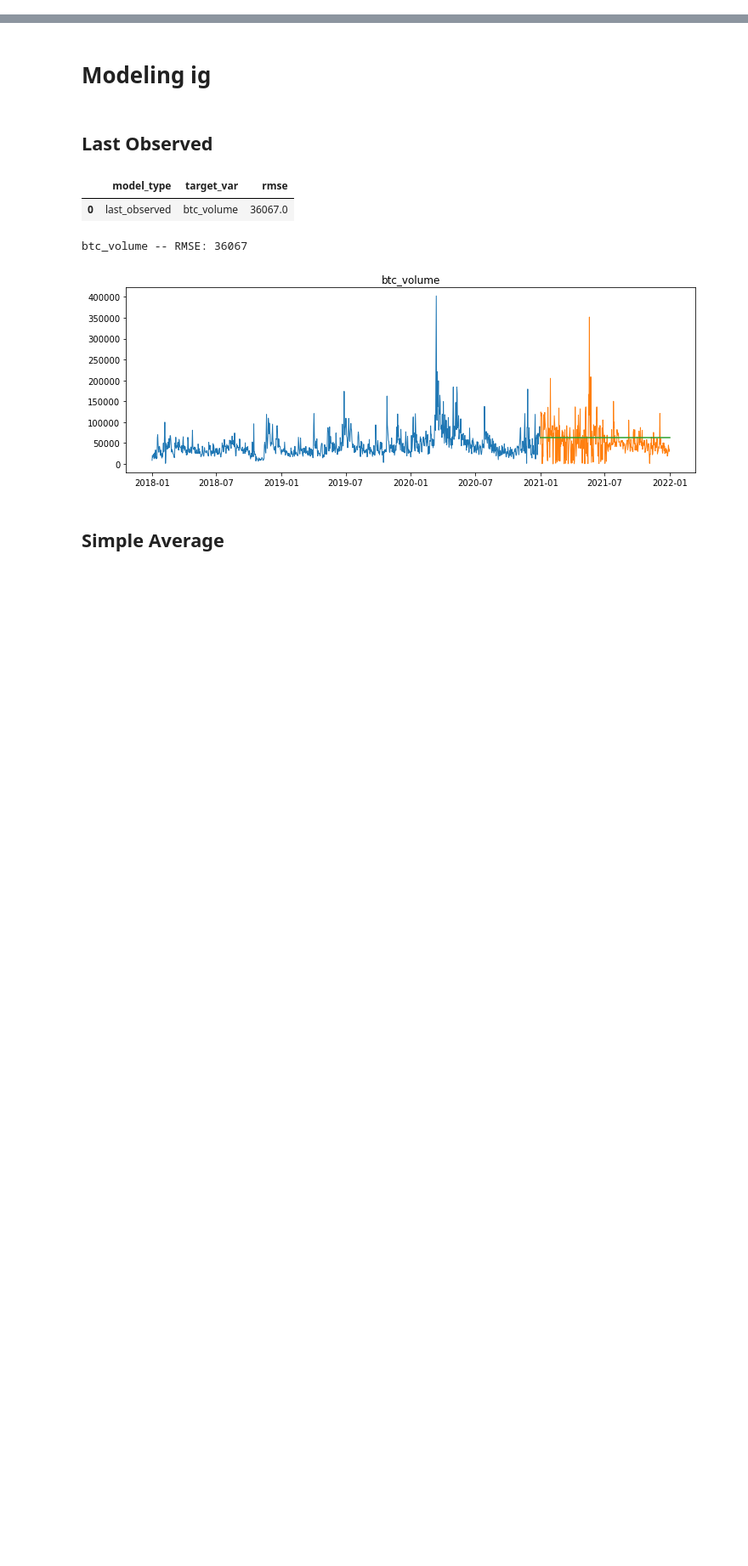
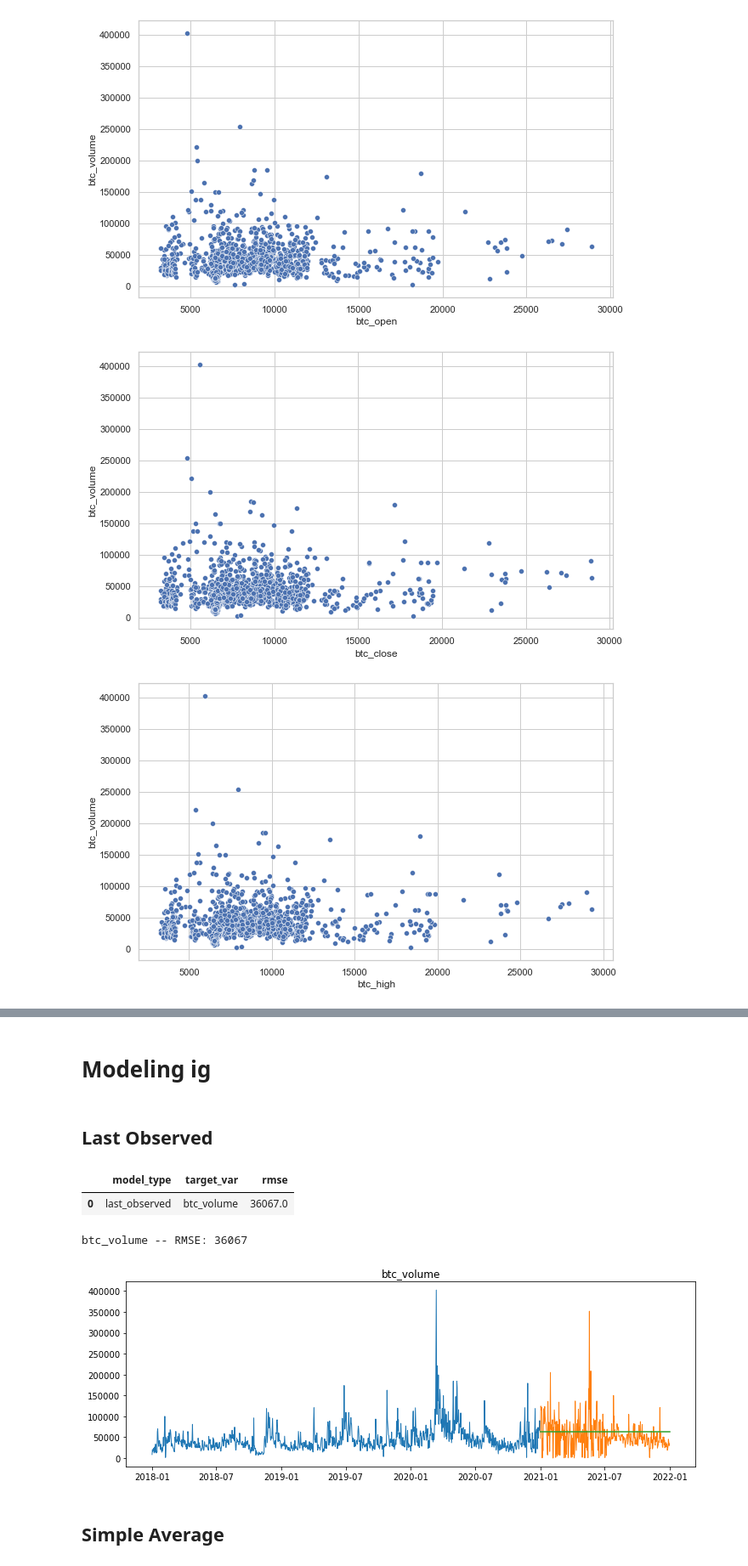
Before and after one commit to Michael-Austin-Mesa/personal-project, a Jupyter notebook: Final_Report.ipynb, the cells around one changed output, grey strips where cells are left out. Shown: that part at 85% size. Saved outputs shown, nothing was run; the diff lists cells and outputs as text; code cells hidden in the pictures; blank space fills up the shorter version.

```diff
--- a/Final_Report.ipynb
+++ b/Final_Report.ipynb
@@ -36,0 +48,6 @@ col = 'btc_volume'
+# %%
+e.plot_price_vol()
+# %% [output]
+[figure, added]
+[figure, added]
+[figure, added]
```
Also changed, not shown: parts of 5 cells of this notebook.
